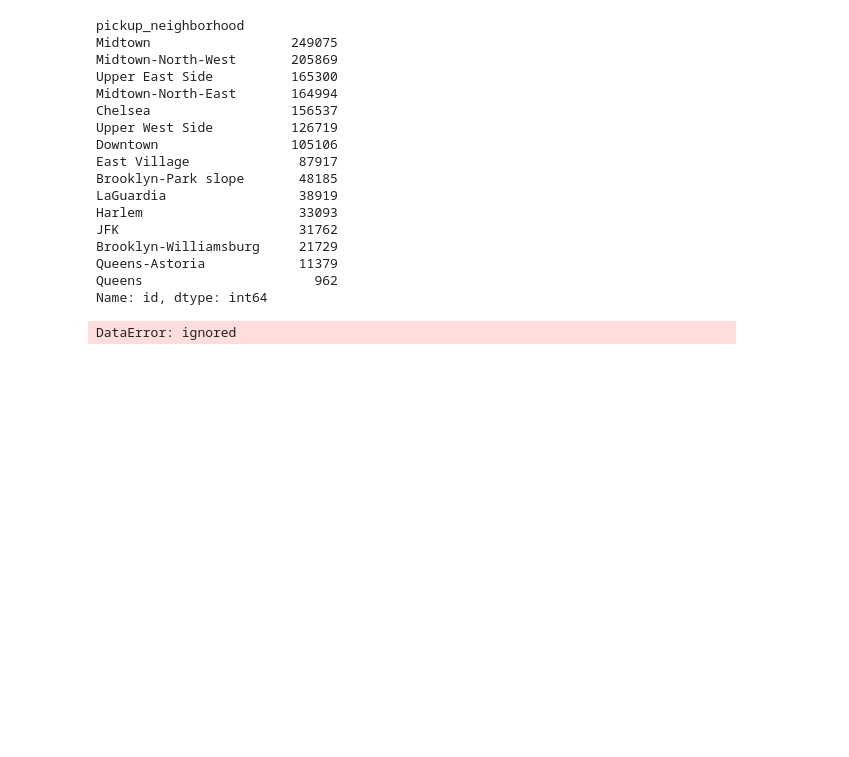
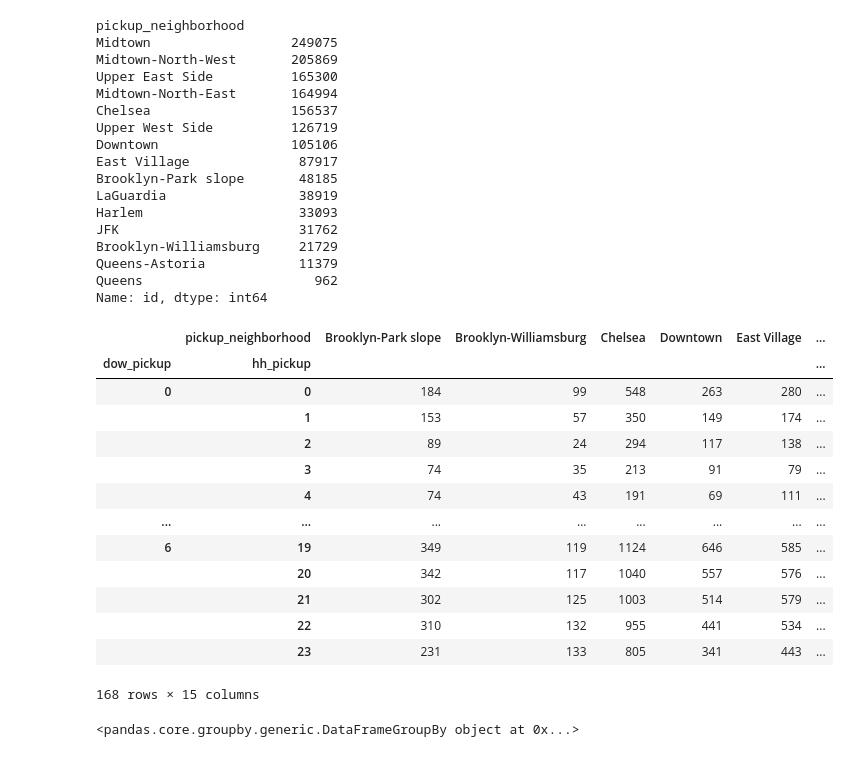
Before and after one commit to smbayo/NYC-Taxi, a Jupyter notebook: 460_Final_Project_Analysis.ipynb, the cells around one changed output. Saved outputs shown, nothing was run; the diff lists cells and outputs as text; code cells hidden in the pictures; blank space fills up the shorter version.

```diff
--- a/460_Final_Project_Analysis.ipynb
+++ b/460_Final_Project_Analysis.ipynb
@@ -585,7 +585,29 @@ Brooklyn-Williamsburg     21729
 Queens-Astoria            11379
 Queens                      962
 Name: id, dtype: int64
+# %%
+# need to groupby hourly
+# df_taxi[['dow_pickup','hh_pickup','pickup_neighborhood','trip_duration']].groupby(['dow_pickup','hh_pickup']).count()
+
+df_taxi_hood = df_taxi.groupby(['dow_pickup','hh_pickup','pickup_neighborhood']).size().unstack(fill_value=0)
+df_taxi_hood
+# %% [output]
+|  | pickup_neighborhood | Brooklyn-Park slope | Brooklyn-Williamsburg | Chelsea | Downtown | East Village | ... |
+| dow_pickup | hh_pickup |  |  |  |  |  | ... |
+| 0 | 0 | 184 | 99 | 548 | 263 | 280 | ... |
+|  | 1 | 153 | 57 | 350 | 149 | 174 | ... |
+|  | 2 | 89 | 24 | 294 | 117 | 138 | ... |
+|  | 3 | 74 | 35 | 213 | 91 | 79 | ... |
+|  | 4 | 74 | 43 | 191 | 69 | 111 | ... |
+| ... | ... | ... | ... | ... | ... | ... | ... |
+| 6 | 19 | 349 | 119 | 1124 | 646 | 585 | ... |
+|  | 20 | 342 | 117 | 1040 | 557 | 576 | ... |
+|  | 21 | 302 | 125 | 1003 | 514 | 579 | ... |
+|  | 22 | 310 | 132 | 955 | 441 | 534 | ... |
+|  | 23 | 231 | 133 | 805 | 341 | 443 | ... |
+168 rows × 15 columns
 # %%
-df_taxi[['dow_pickup','hh_pickup','pickup_neighborhood']].groupby(['dow_pickup','hh_pickup','pickup_neighborhood'])['pickup_neighborhood'].mean()
+# df_taxi['hh_pickup','dow_pickup','pickup_neighborhood']
+df_taxi.groupby(['dow_pickup','hh_pickup','pickup_neighborhood'])
 # %% [output]
-DataError: ignored
+<pandas.core.groupby.generic.DataFrameGroupBy object at 0x...>
```
